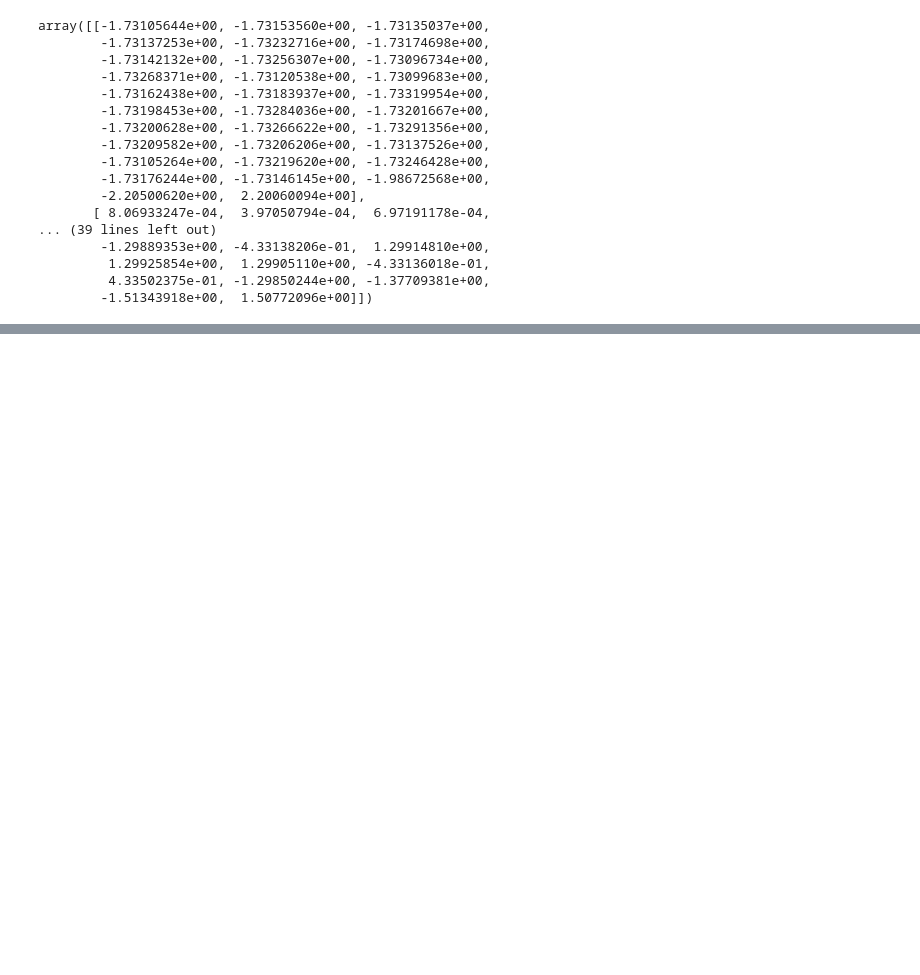
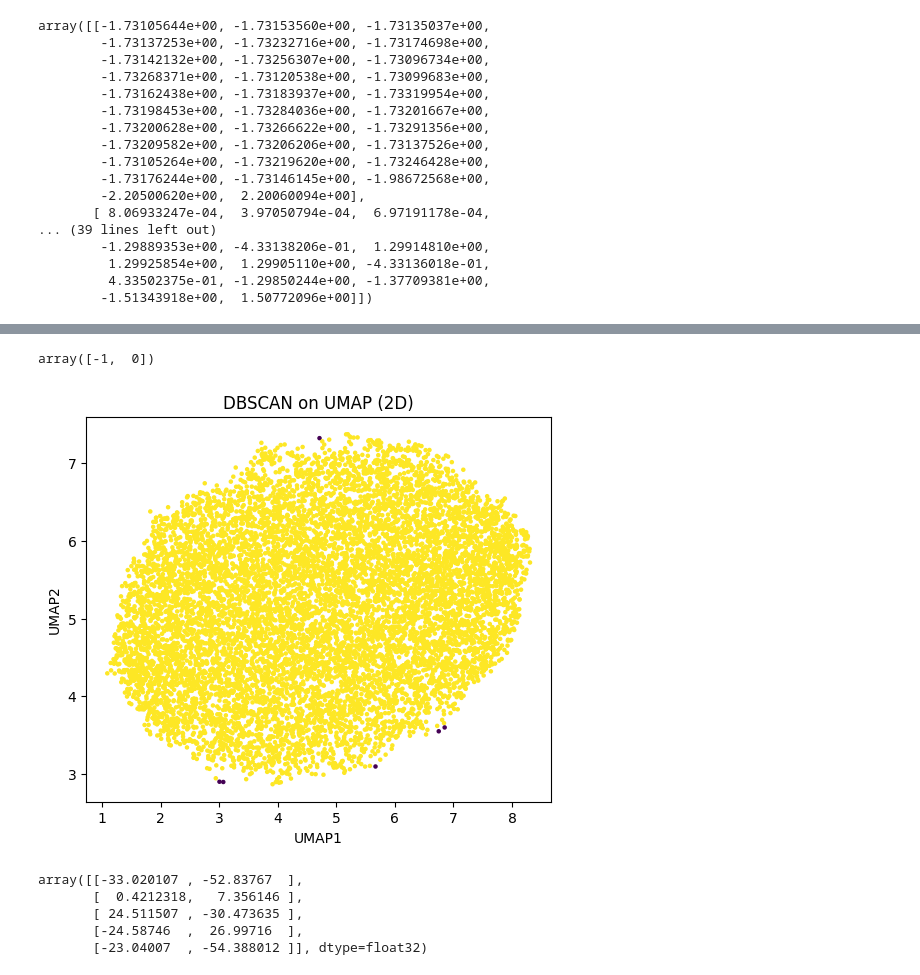
Before and after one commit to adamazmy/High-Dimensional-Dataset-Visualisation, a Jupyter notebook: notebooks/01_preprocessing_wing.ipynb, the cells around one changed output, grey strips where cells are left out. Drawn from its saved outputs; the diff is of its cells as text; code cells hidden in the pictures; blank space fills up the shorter version.

```diff
--- a/notebooks/01_preprocessing_wing.ipynb
+++ b/notebooks/01_preprocessing_wing.ipynb
@@ -121,0 +223,25 @@ array([[-1.73105644e+00, -1.73153560e+00, -1.73135037e+00,
+# %%
+from sklearn.cluster import DBSCAN
+
+dbscan = DBSCAN(eps=0.2, min_samples=20)  # eps may need tweaking
+dbscan_labels = dbscan.fit_predict(X_umap_2d)
+
+# unique labels (clusters)
+import numpy as np
+np.unique(dbscan_labels)
+# %% [output]
+array([-1,  0])
+# %%
+plt.figure(figsize=(6,5))
+plt.scatter(
+    X_umap_2d[:, 0],
+    X_umap_2d[:, 1],
+    c=dbscan_labels,
+    s=5
+)
+plt.title("DBSCAN on UMAP (2D)")
+plt.xlabel("UMAP1")
+plt.ylabel("UMAP2")
+plt.show()
+# %% [output]
+[figure, added]
@@ -121,0 +256,19 @@ array([[-1.73105644e+00, -1.73153560e+00, -1.73135037e+00,
+# %%
+from sklearn.manifold import TSNE
+
+tsne = TSNE(
+    n_components=2,
+    perplexity=30,
+    learning_rate='auto',
+    max_iter=1000,
+    random_state=42
+)
+
+X_tsne_2d = tsne.fit_transform(X_scaled)
+X_tsne_2d[:5]
+# %% [output]
+array([[-33.020107 , -52.83767  ],
+       [  0.4212318,   7.356146 ],
+       [ 24.511507 , -30.473635 ],
+       [-24.58746  ,  26.99716  ],
+       [-23.04007  , -54.388012 ]], dtype=float32)
```
Also changed, not shown: parts of 13 cells of this notebook.
